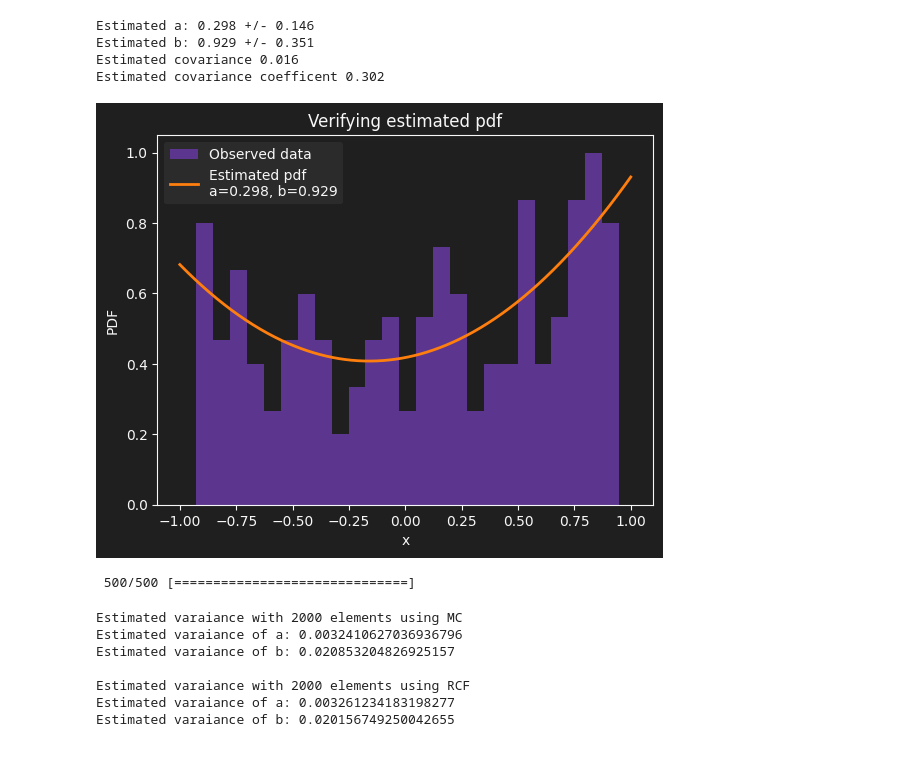
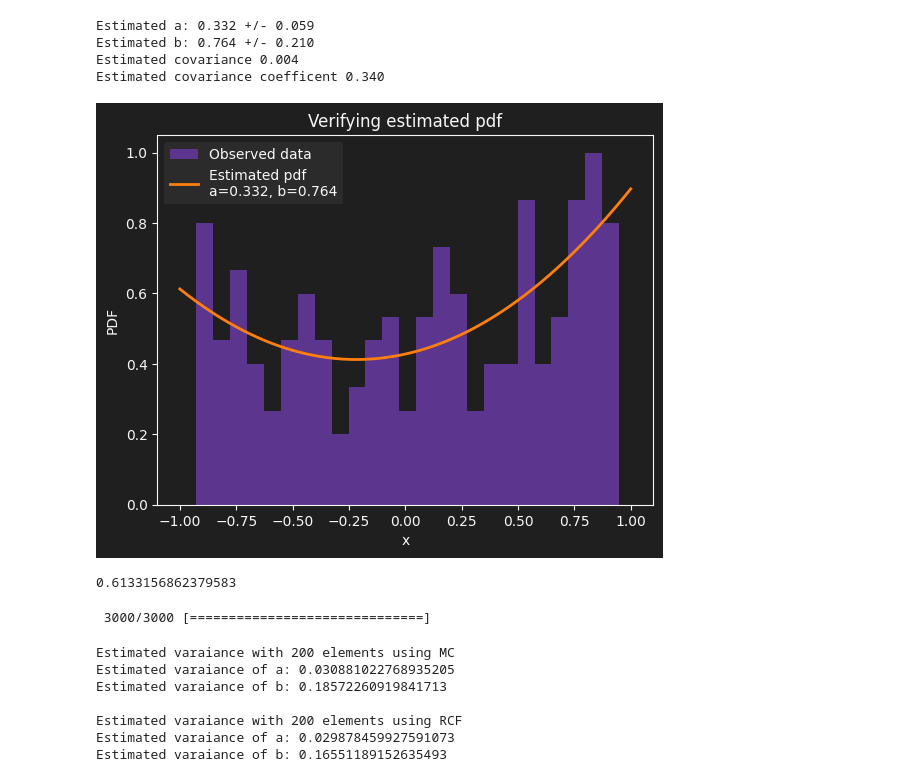
Before and after one commit to NunzioDA/EDSProjects, a Jupyter notebook: project_one/project_one.ipynb, the cells around one changed output. Cells and saved outputs as stored; diff of their text form; code cells hidden in the pictures.

Commit message:
Adjusted data domain and improved montecarlo generation

```diff
--- a/project_one/project_one.ipynb
+++ b/project_one/project_one.ipynb
@@ -91,37 +91,37 @@ def estimate_a_b(data, x_min, x_max):
     return a, b, errors, covariance, resulting_pdf
 # %%
 data = np.loadtxt("data_proj_one.dat")
-data_min = np.min(data)
-data_max = np.max(data)
+data_min = -0.95
+data_max = 0.95
 
 
 a, b, errors, covariance, estimated_pdf = estimate_a_b(data, data_min, data_max)
 
 print(f"Estimated a: {a:.3f} +/- {errors[0]:.3f}")
 print(f"Estimated b: {b:.3f} +/- {errors[1]:.3f}")
 print(f"Estimated covariance {covariance:.3f}")
 correlation_coeff = covariance /(errors[0] * errors[1])
 print(f"Estimated covariance coefficent {correlation_coeff:.3f}")
 
 fig, ax = plot_settings.figure_ax()
 
 # Generation of points for the estimated distribution
 x_values = np.linspace(-1, 1, 500)
 pdf_values = [estimated_pdf(x) for x in x_values]
 
 # Plot comparison between histogram of data and the estimated curve
 ax.hist(data, bins=25, density=True, color=plot_settings.color(1), label='Observed data')
 ax.plot(x_values, pdf_values, plot_settings.color(5), linewidth=2, label=f'Estimated pdf\na={a:.3f}, b={b:.3f}')
 plot_settings.title('Verifying estimated pdf'),
 plot_settings.set_plot_theme(ax, ylabel='PDF')
 
 plt.show()
 # %% [output]
-Estimated a: 0.298 +/- 0.146
-Estimated b: 0.929 +/- 0.351
-Estimated covariance 0.016
-Estimated covariance coefficent 0.302
+Estimated a: 0.332 +/- 0.059
+Estimated b: 0.764 +/- 0.210
+Estimated covariance 0.004
+Estimated covariance coefficent 0.340
-[figure, old version]
+[figure, new version]
 # %%
 def rcf(n, a_value, b_value, x_min_value, x_max_value):
     # Defining symbols
@@ -181,6 +181,10 @@ def generate_random_monte_carlo(pdf, pdf_maximum, n_samples, x_min, x_max):
         if(pdf(sample) >= random_picker):
             samples.append(sample)
     return samples
+# %%
+1 /(get_pdf_maximum(estimated_pdf) * (0.95) * 2)
+# %% [output]
+0.6133156862379583
 # %%
 estimated_a = []
 estimated_b = []
@@ -191,12 +195,13 @@ estimated_variance_b = 0
 pdf_max = get_pdf_maximum(estimated_pdf)
 
 # Making 500 simulations
-num_simulations = 500
-num_elements = 2000
-
+num_simulations = 3000
+num_elements = 200
+tot = 0
 print_progress(0, num_simulations)
 for current in range(1, num_simulations + 1):
     new_x = generate_random_monte_carlo(estimated_pdf, pdf_max, num_elements, data_min, data_max)
+
     print_progress(current,num_simulations)
     new_a,new_b, errors_mc, covariance, npdf = estimate_a_b(new_x, data_min, data_max)
 
@@ -205,29 +210,30 @@ for current in range(1, num_simulations + 1):
 
     estimated_variance_a += (new_a - a) ** 2
     estimated_variance_b += (new_b - b) ** 2
+    tot += i
 
 estimated_variance_a = estimated_variance_a / (num_simulations - 1)
 estimated_variance_b = estimated_variance_b / (num_simulations - 1)
 print("")
 # %% [output]
- 500/500 [==============================]
+ 3000/3000 [==============================]
 # %%
-print("Estimated varaiance with 2000 elements using MC")
+print(f"Estimated varaiance with {num_elements} elements using MC")
 print(f"Estimated varaiance of a: {estimated_variance_a}")
 print(f"Estimated varaiance of b: {estimated_variance_b}")
 print("")
-covariance_matrix = rcf(2000, a, b, data_min, data_max)
-print("Estimated varaiance with 2000 elements using RCF")
+covariance_matrix = rcf(num_elements, a, b, data_min, data_max)
+print(f"Estimated varaiance with {num_elements} elements using RCF")
 print(f"Estimated varaiance of a: {covariance_matrix[0][0]}")
 print(f"Estimated varaiance of b: {covariance_matrix[1][1]}")
 # %% [output]
-Estimated varaiance with 2000 elements using MC
-Estimated varaiance of a: 0.0032410627036936796
-Estimated varaiance of b: 0.020853204826925157
+Estimated varaiance with 200 elements using MC
+Estimated varaiance of a: 0.030881022768935205
+Estimated varaiance of b: 0.18572260919841713
 
-Estimated varaiance with 2000 elements using RCF
-Estimated varaiance of a: 0.003261234183198277
-Estimated varaiance of b: 0.020156749250042655
+Estimated varaiance with 200 elements using RCF
+Estimated varaiance of a: 0.029878459927591073
+Estimated varaiance of b: 0.16551189152635493
 # %%
 # Visualizations of data generated via Monte Carlo
 from matplotlib.patches import Ellipse
```
Also changed, not shown: parts of 4 cells of this notebook.
